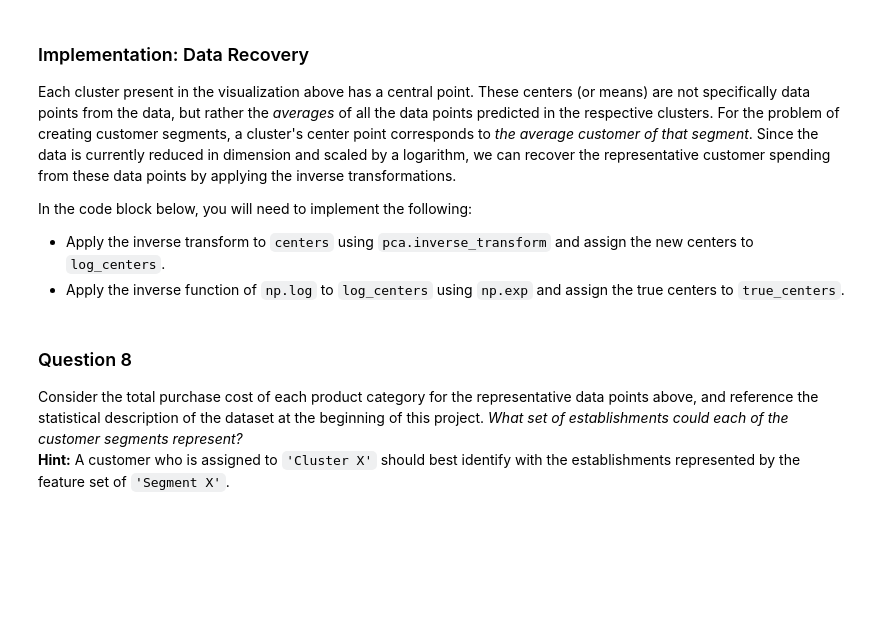
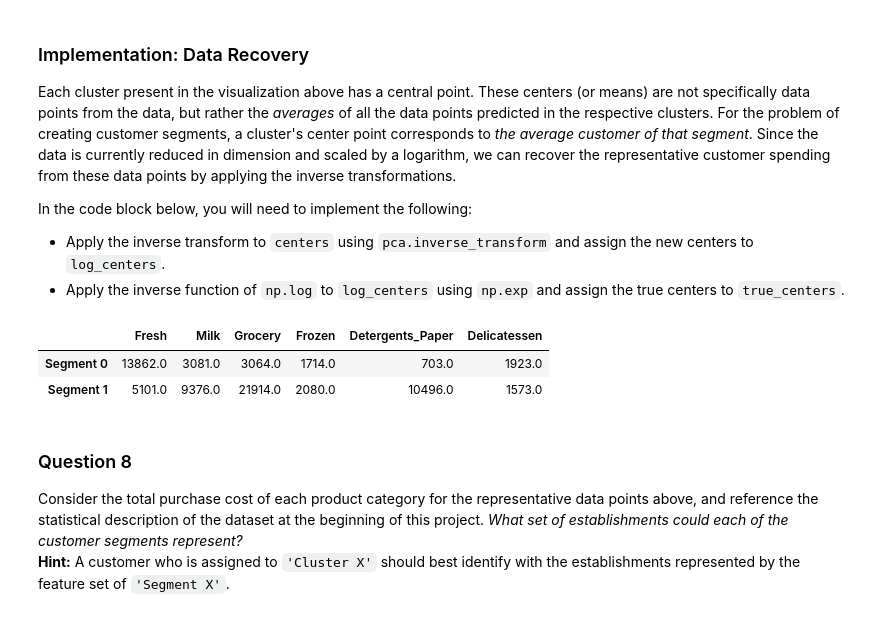
Before and after one commit to gabriel301/MLNanodregree, a Jupyter notebook: projects/customer_segments/customer_segments.ipynb, the cells around one changed output. Saved outputs shown, nothing was run; the diff lists cells and outputs as text; code cells hidden in the pictures; blank space fills up the shorter version.

Commit message:
Customer Segments - Implementation Part 2

```diff
--- a/projects/customer_segments/customer_segments.ipynb
+++ b/projects/customer_segments/customer_segments.ipynb
@@ -305,13 +313,14 @@ In the code block below, you will need to implement the following:
  - Apply a PCA transformation of `log_samples` using `pca.transform`, and assign the results to `pca_samples`.
 # %%
 # TODO: Apply PCA by fitting the good data with only two dimensions
-pca = None
-
+pca = PCA(n_components=2)
+pca.fit(good_data)
 # TODO: Transform the good data using the PCA fit above
-reduced_data = None
+reduced_data = pca.transform(good_data)
 
 # TODO: Transform log_samples using the PCA fit above
-pca_samples = None
+pca.fit(log_samples)
+pca_samples = pca.transform(log_samples)
 
 # Create a DataFrame for the reduced data
 reduced_data = pd.DataFrame(reduced_data, columns = ['Dimension 1', 'Dimension 2'])
@@ -356,17 +373,21 @@ In the code block below, you will need to implement the following:
  - Import `sklearn.metrics.silhouette_score` and calculate the silhouette score of `reduced_data` against `preds`.
    - Assign the silhouette score to `score` and print the result.
 # %%
+from sklearn.cluster import KMeans
+from sklearn import metrics
 # TODO: Apply your clustering algorithm of choice to the reduced data
-clusterer = None
+clusterer =  KMeans(n_clusters = 2,random_state=0).fit(reduced_data)
 
 # TODO: Predict the cluster for each data point
-preds = None
+preds = clusterer.predict(reduced_data)
 
 # TODO: Find the cluster centers
-centers = None
+centers = clusterer.cluster_centers_
 
 # TODO: Predict the cluster for each transformed sample data point
-sample_preds = None
+clusterer =  KMeans(n_clusters = 2,random_state=0).fit(pca_samples)
+sample_preds = clusterer.predict(pca_samples)
 
 # TODO: Calculate the mean silhouette coefficient for the number of clusters chosen
-score = None
+score =  metrics.silhouette_score(reduced_data,preds)
+print "Silhouette Score: {}".format(score)
@@ -390,16 +415,20 @@ In the code block below, you will need to implement the following:
  - Apply the inverse function of `np.log` to `log_centers` using `np.exp` and assign the true centers to `true_centers`.
 # %%
 # TODO: Inverse transform the centers
-log_centers = None
+log_centers = pca.inverse_transform(centers)
 
 # TODO: Exponentiate the centers
-true_centers = None
+true_centers = np.exp(log_centers)
 
 # Display the true centers
 segments = ['Segment {}'.format(i) for i in range(0,len(centers))]
 true_centers = pd.DataFrame(np.round(true_centers), columns = data.keys())
 true_centers.index = segments
 display(true_centers)
+# %% [output]
+|  | Fresh | Milk | Grocery | Frozen | Detergents_Paper | Delicatessen |
+| Segment 0 | 13862.0 | 3081.0 | 3064.0 | 1714.0 | 703.0 | 1923.0 |
+| Segment 1 | 5101.0 | 9376.0 | 21914.0 | 2080.0 | 10496.0 | 1573.0 |
 # %% [markdown]
 ### Question 8
 Consider the total purchase cost of each product category for the representative data points above, and reference the statistical description of the dataset at the beginning of this project. *What set of establishments could each of the customer segments represent?*
```
Also changed, not shown: parts of 8 cells of this notebook.
